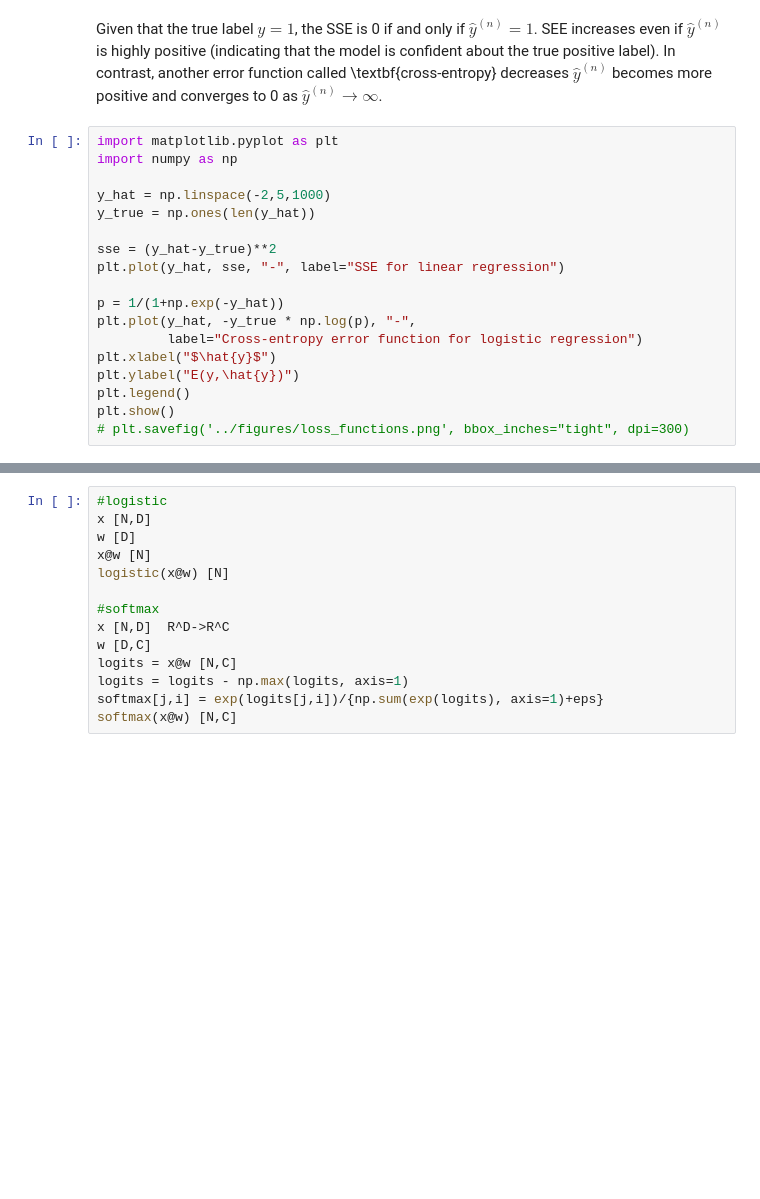
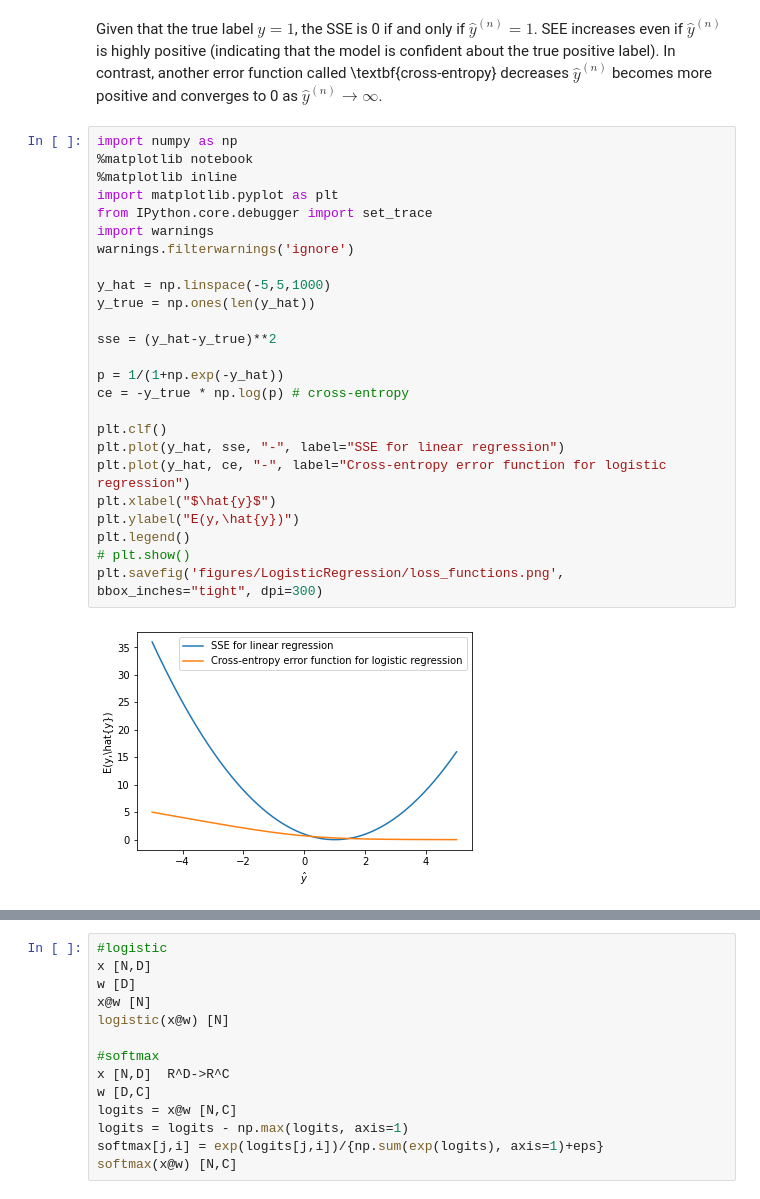
Before and after one commit to yueliyl/gec_intro2ml, a Jupyter notebook: LogisticRegression.ipynb, the cells around one changed output, grey strips where cells are left out. Drawn from its saved outputs; the diff is of its cells as text; blank space fills up the shorter version.

```diff
--- a/LogisticRegression.ipynb
+++ b/LogisticRegression.ipynb
@@ -7,20 +7,29 @@ In logistic regression we perform binary classification of by learnig a function
 # %% [markdown]
 Given that the true label $y=1$, the SSE is 0 if and only if $\hat{y}^{(n)} = 1$. SEE increases even if $\hat{y}^{(n)}$ is highly positive (indicating that the model is confident about the true positive label). In contrast, another error function called \textbf{cross-entropy} decreases $\hat{y}^{(n)}$ becomes more positive and converges to 0 as $\hat{y}^{(n)} \rightarrow \infty$.
 # %%
+import numpy as np
+%matplotlib notebook
+%matplotlib inline
 import matplotlib.pyplot as plt
-import numpy as np
+from IPython.core.debugger import set_trace
+import warnings
+warnings.filterwarnings('ignore')
 
-y_hat = np.linspace(-2,5,1000)
+y_hat = np.linspace(-5,5,1000)
 y_true = np.ones(len(y_hat))
 
 sse = (y_hat-y_true)**2
-plt.plot(y_hat, sse, "-", label="SSE for linear regression")
 
 p = 1/(1+np.exp(-y_hat))
-plt.plot(y_hat, -y_true * np.log(p), "-",
-         label="Cross-entropy error function for logistic regression")
+ce = -y_true * np.log(p) # cross-entropy
+
+plt.clf()
+plt.plot(y_hat, sse, "-", label="SSE for linear regression")
+plt.plot(y_hat, ce, "-", label="Cross-entropy error function for logistic regression")
 plt.xlabel("$\hat{y}$")
 plt.ylabel("E(y,\hat{y})")
 plt.legend()
-plt.show()
-# plt.savefig('../figures/loss_functions.png', bbox_inches="tight", dpi=300)
+# plt.show()
+plt.savefig('figures/LogisticRegression/loss_functions.png', bbox_inches="tight", dpi=300)
+# %% [output]
+[figure, added]
```
Also changed, not shown: parts of 2 cells of this notebook, 2 other files.
